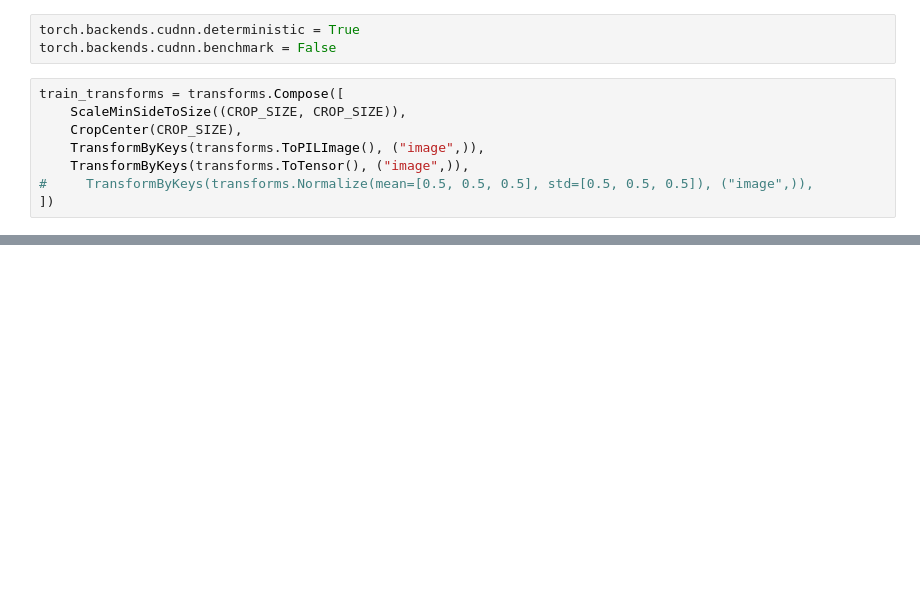
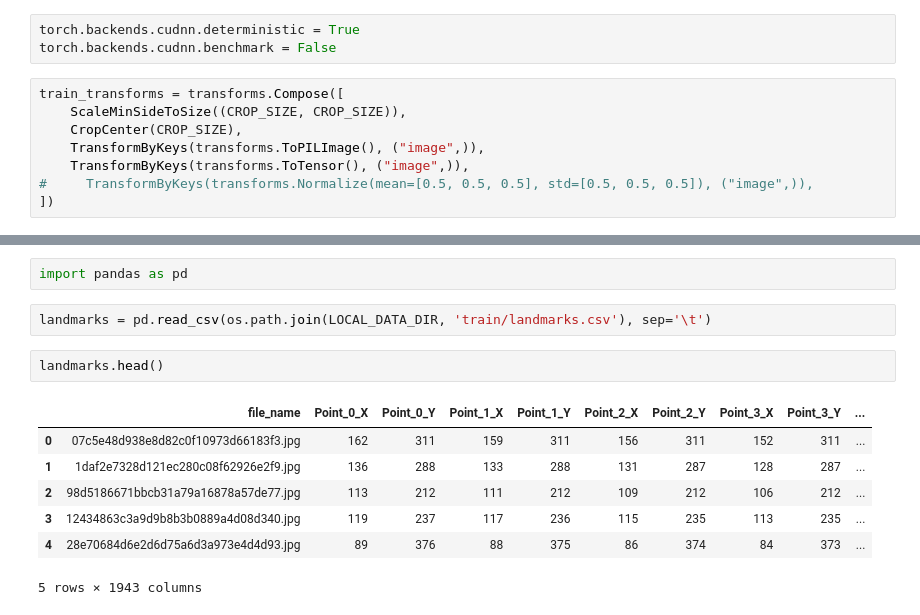
Before and after one commit to Antimortine/made_cv, a Jupyter notebook: contest1/solution/EDA.ipynb, the cells around one changed output, grey strips where cells are left out. Saved outputs shown, nothing was run; the diff lists cells and outputs as text; blank space fills up the shorter version.

```diff
--- a/contest1/solution/EDA.ipynb
+++ b/contest1/solution/EDA.ipynb
@@ -70,0 +71,14 @@ tensor([0.4782, 0.3758, 0.3277]) tensor([0.3077, 0.2652, 0.2521])
+# %%
+import pandas as pd
+# %%
+landmarks = pd.read_csv(os.path.join(LOCAL_DATA_DIR, 'train/landmarks.csv'), sep='\t')
+# %%
+landmarks.head()
+# %% [output]
+|  | file_name | Point_0_X | Point_0_Y | Point_1_X | Point_1_Y | Point_2_X | Point_2_Y | Point_3_X | Point_3_Y | ... |
+| 0 | 07c5e48d938e8d82c0f10973d66183f3.jpg | 162 | 311 | 159 | 311 | 156 | 311 | 152 | 311 | ... |
+| 1 | 1daf2e7328d121ec280c08f62926e2f9.jpg | 136 | 288 | 133 | 288 | 131 | 287 | 128 | 287 | ... |
+| 2 | 98d5186671bbcb31a79a16878a57de77.jpg | 113 | 212 | 111 | 212 | 109 | 212 | 106 | 212 | ... |
+| 3 | 12434863c3a9d9b8b3b0889a4d08d340.jpg | 119 | 237 | 117 | 236 | 115 | 235 | 113 | 235 | ... |
+| 4 | 28e70684d6e2d6d75a6d3a973e4d4d93.jpg | 89 | 376 | 88 | 375 | 86 | 374 | 84 | 373 | ... |
+5 rows × 1943 columns
```
Also changed, not shown: parts of 14 cells of this notebook, 2 other files.
